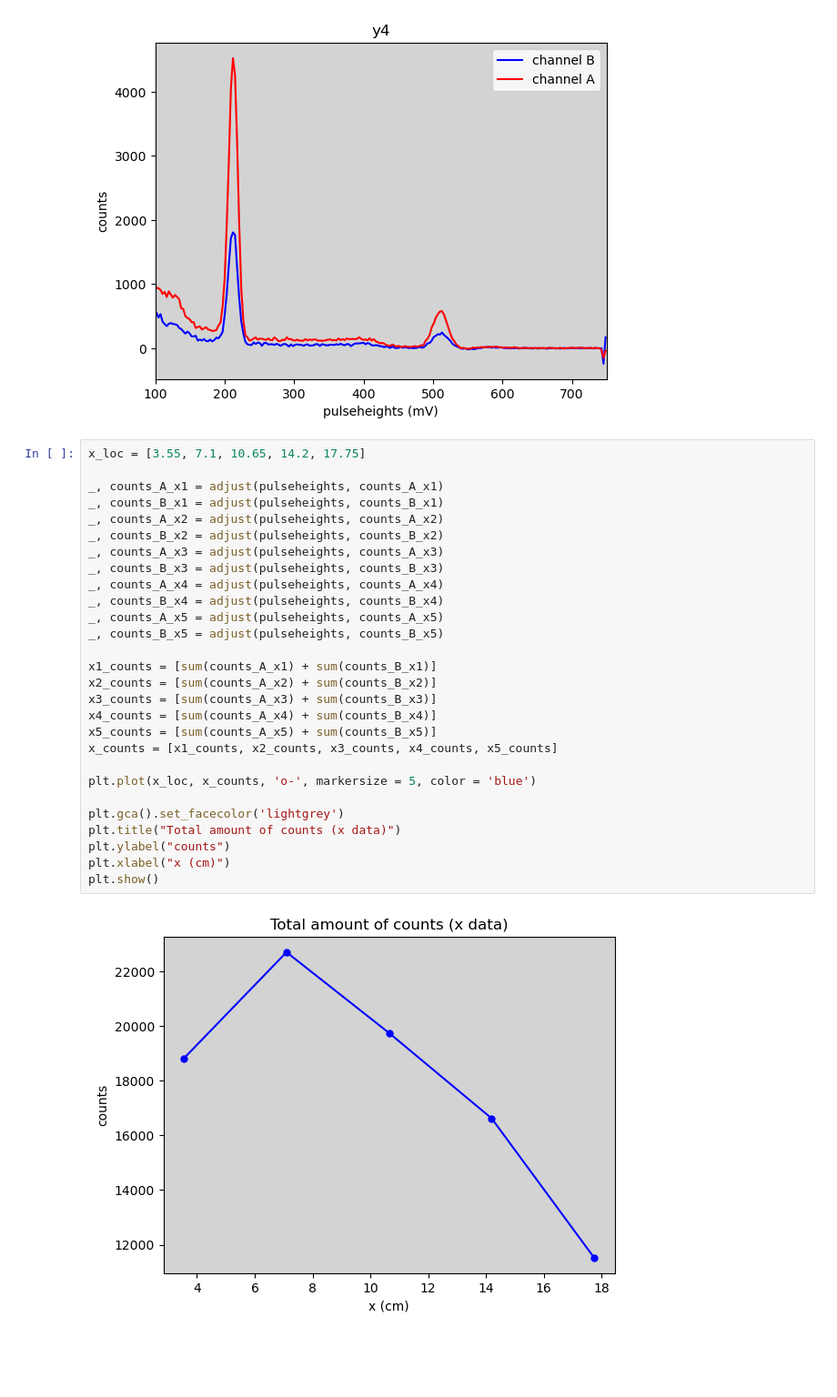
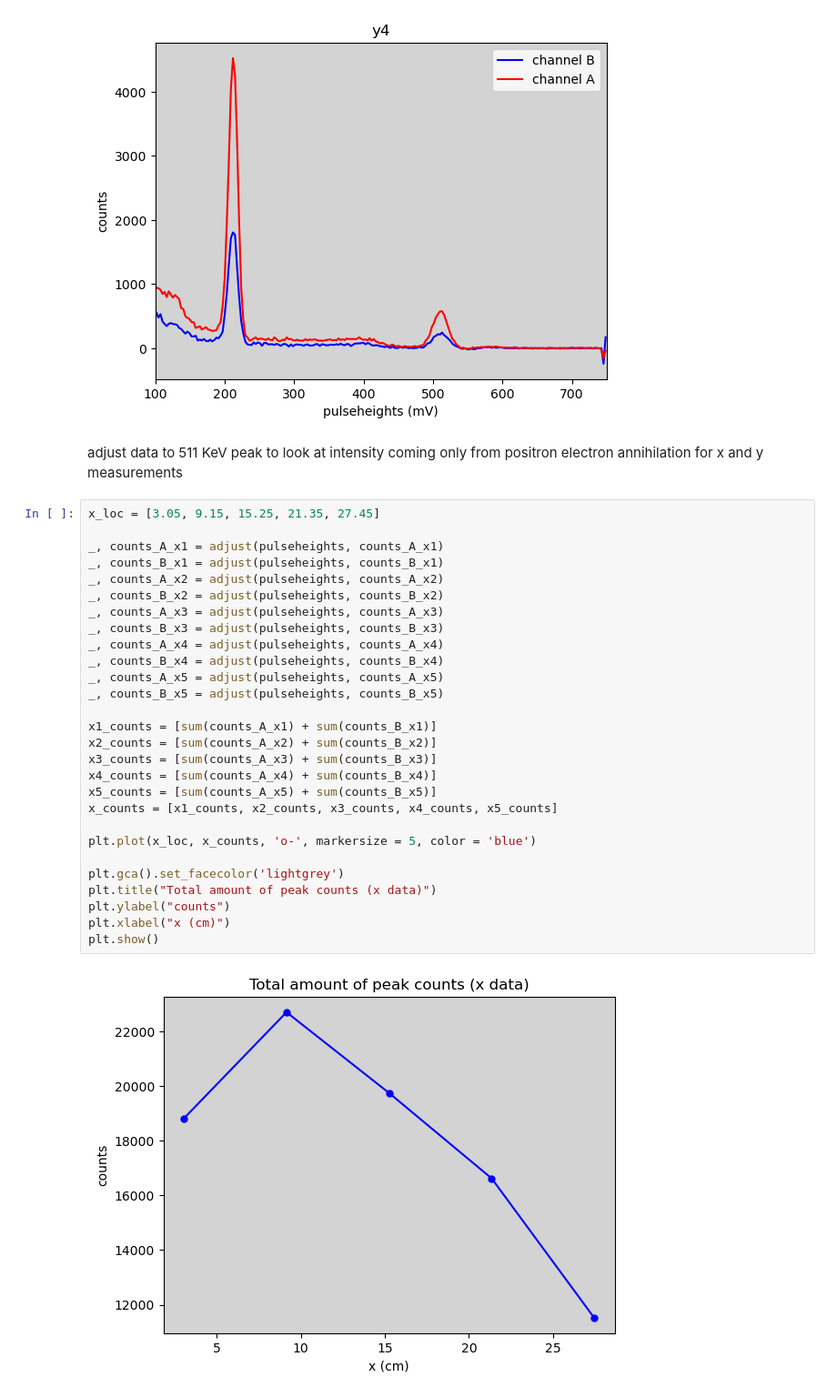
Before and after one commit to jrc-rodriguez/particle_physics, a Jupyter notebook: particle_physics.ipynb, the cells around one changed output. Shown at 91% size. Drawn from its saved outputs; the diff is of its cells as text; blank space fills up the shorter version.

```diff
--- a/particle_physics.ipynb
+++ b/particle_physics.ipynb
@@ -248,34 +259,36 @@ plt.xlabel("pulseheights (mV)")
 plt.show()
 # %% [output]
 [figure]
+# %% [markdown]
+adjust data to 511 KeV peak to look at intensity coming only from positron electron annihilation for x and y measurements
 # %%
-x_loc = [3.55, 7.1, 10.65, 14.2, 17.75]
+x_loc = [3.05, 9.15, 15.25, 21.35, 27.45]
 
 _, counts_A_x1 = adjust(pulseheights, counts_A_x1)
 _, counts_B_x1 = adjust(pulseheights, counts_B_x1)
 _, counts_A_x2 = adjust(pulseheights, counts_A_x2)
 _, counts_B_x2 = adjust(pulseheights, counts_B_x2)
 _, counts_A_x3 = adjust(pulseheights, counts_A_x3)
 _, counts_B_x3 = adjust(pulseheights, counts_B_x3)
 _, counts_A_x4 = adjust(pulseheights, counts_A_x4)
 _, counts_B_x4 = adjust(pulseheights, counts_B_x4)
 _, counts_A_x5 = adjust(pulseheights, counts_A_x5)
 _, counts_B_x5 = adjust(pulseheights, counts_B_x5)
 
 x1_counts = [sum(counts_A_x1) + sum(counts_B_x1)]
 x2_counts = [sum(counts_A_x2) + sum(counts_B_x2)]
 x3_counts = [sum(counts_A_x3) + sum(counts_B_x3)]
 x4_counts = [sum(counts_A_x4) + sum(counts_B_x4)]
 x5_counts = [sum(counts_A_x5) + sum(counts_B_x5)]
 x_counts = [x1_counts, x2_counts, x3_counts, x4_counts, x5_counts]
 
 plt.plot(x_loc, x_counts, 'o-', markersize = 5, color = 'blue')
 
 plt.gca().set_facecolor('lightgrey')
-plt.title("Total amount of counts (x data)")
+plt.title("Total amount of peak counts (x data)")
 plt.ylabel("counts")
 plt.xlabel("x (cm)")
 plt.show()
 # %% [output]
-[figure, old version]
+[figure, new version]
 # %%
```
Also changed, not shown: parts of 24 cells of this notebook.
